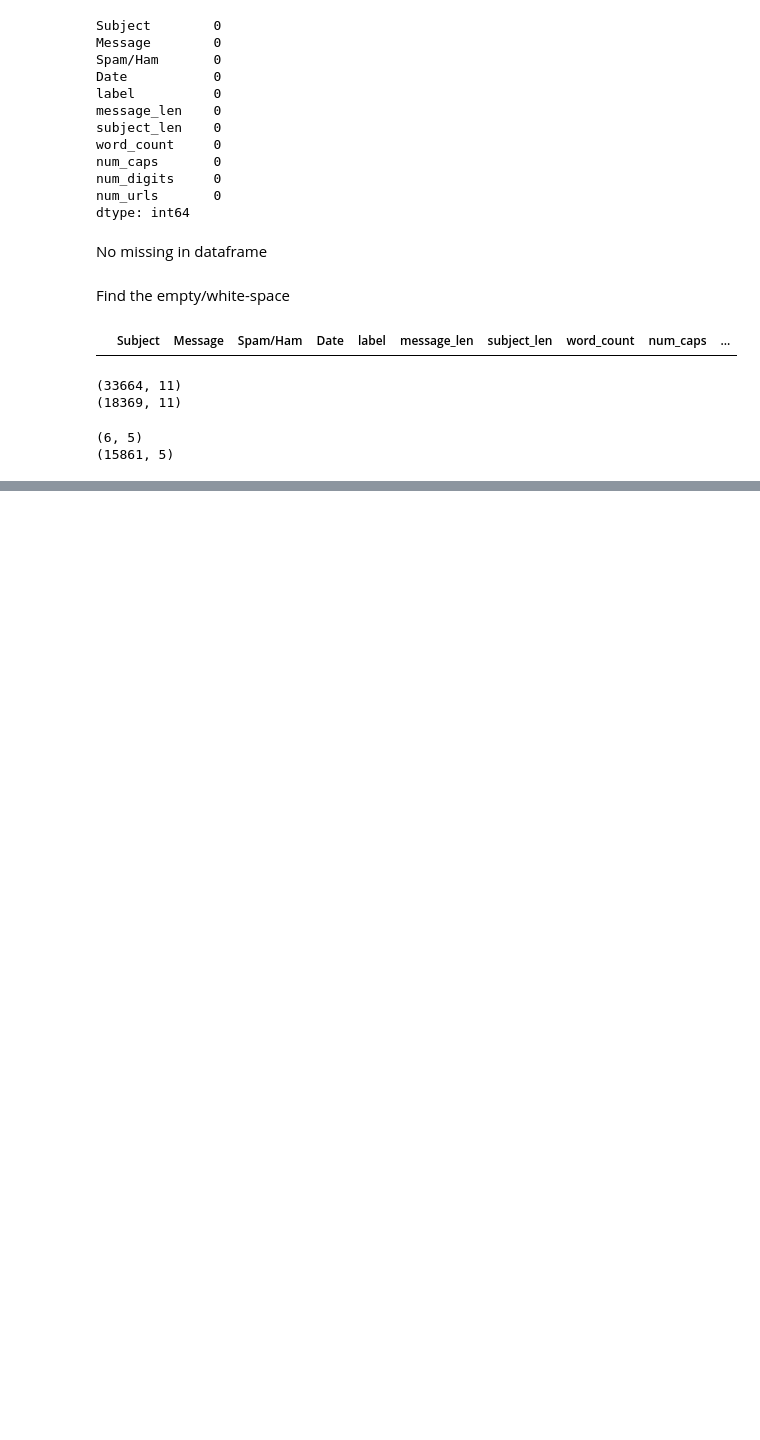
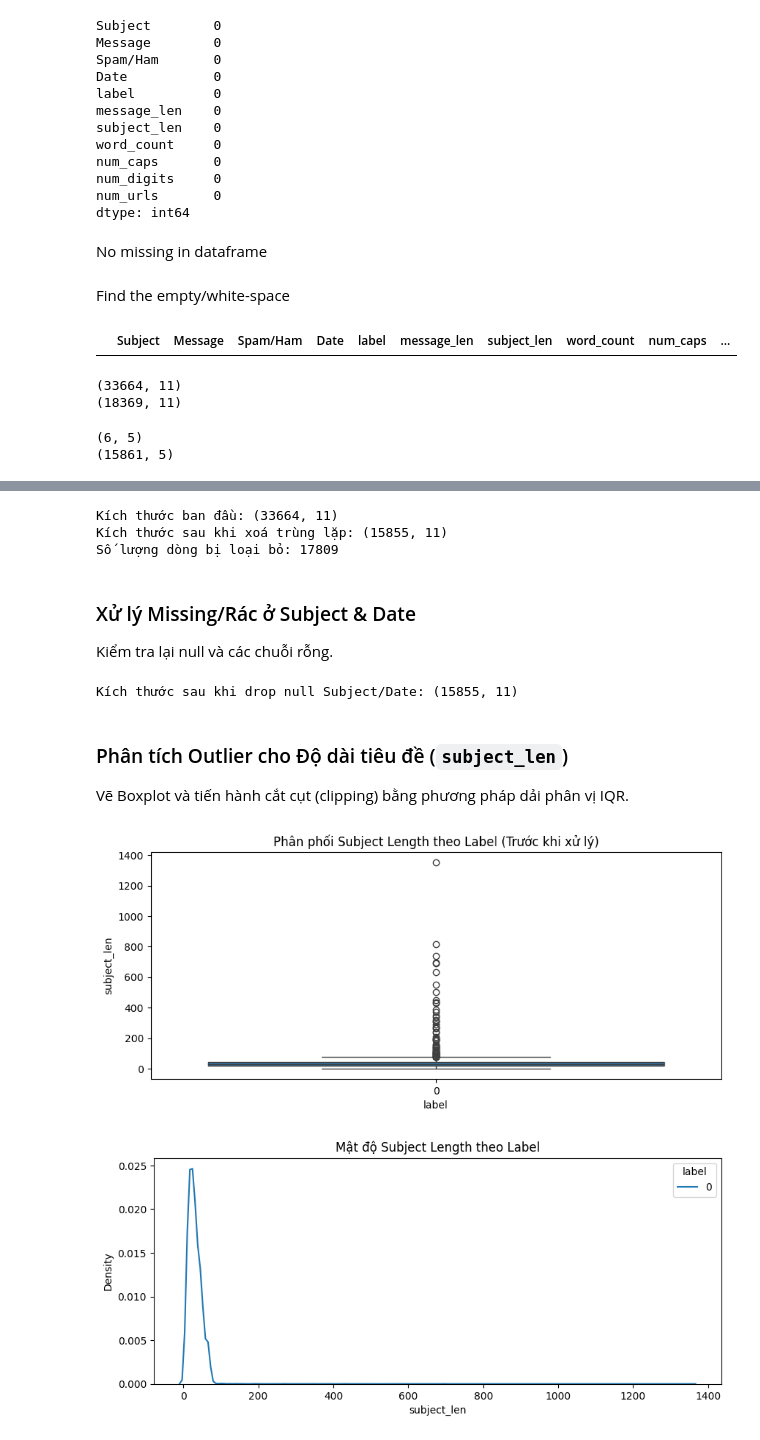
Before and after one commit to minhphu102003/spam_email, a Jupyter notebook: notebooks/03_data_quality_and_time_trends.ipynb, the cells around one changed output, grey strips where cells are left out. Saved outputs shown, nothing was run; the diff lists cells and outputs as text; code cells hidden in the pictures; blank space fills up the shorter version.

Commit message:
feat(eda): add data quality, time trends and advanced text feature notebooks

```diff
--- a/notebooks/03_data_quality_and_time_trends.ipynb
+++ b/notebooks/03_data_quality_and_time_trends.ipynb
@@ -86,0 +90,44 @@ print(dup_stats.shape)
+# %%
+# 1. Loại bỏ các dòng mâu thuẫn nhãn (Contradictory labels)
+contradictory = dup_stats[dup_stats['spamham_variants'] > 1]
+# Lọc bỏ những dòng có Subject và Message nằm trong list mâu thuẫn
+df_clean = df[~df.set_index(['Subject', 'Message']).index.isin(contradictory.set_index(['Subject', 'Message']).index)].copy()
+
+# 2. Loại bỏ các dòng trùng lặp 100%, chỉ giữ lại bản ghi đầu tiên
+df_clean = df_clean.drop_duplicates(subset=['Subject', 'Message'], keep='first')
+
+print(f"Kích thước ban đầu: {df.shape}")
+print(f"Kích thước sau khi xoá trùng lặp: {df_clean.shape}")
+print(f"Số lượng dòng bị loại bỏ: {df.shape[0] - df_clean.shape[0]}")
+# %% [output]
+Kích thước ban đầu: (33664, 11)
+Kích thước sau khi xoá trùng lặp: (15855, 11)
+Số lượng dòng bị loại bỏ: 17809
+# %% [markdown]
+### Xử lý Missing/Rác ở Subject & Date
+Kiểm tra lại null và các chuỗi rỗng.
+# %%
+# Replace empty space string with np.nan and drop them
+df_clean['Subject'] = df_clean['Subject'].replace(r'^\s*$', np.nan, regex=True)
+df_clean['Date'] = df_clean['Date'].replace(r'^\s*$', np.nan, regex=True)
+
+df_clean = df_clean.dropna(subset=['Subject', 'Date'])
+print(f"Kích thước sau khi drop null Subject/Date: {df_clean.shape}")
+# %% [output]
+Kích thước sau khi drop null Subject/Date: (15855, 11)
+# %% [markdown]
+### Phân tích Outlier cho Độ dài tiêu đề (`subject_len`)
+Vẽ Boxplot và tiến hành cắt cụt (clipping) bằng phương pháp dải phân vị IQR.
+# %%
+plt.figure(figsize=(10, 4))
+sns.boxplot(x='label', y='subject_len', data=df_clean)
+plt.title('Phân phối Subject Length theo Label (Trước khi xử lý)')
+plt.show()
+
+plt.figure(figsize=(10, 4))
+sns.kdeplot(data=df_clean, x='subject_len', hue='label', common_norm=False)
+plt.title('Mật độ Subject Length theo Label')
+plt.show()
+# %% [output]
+[figure, added]
+[figure, added]
```
Also changed, not shown: parts of 7 cells of this notebook, 2 other files.
